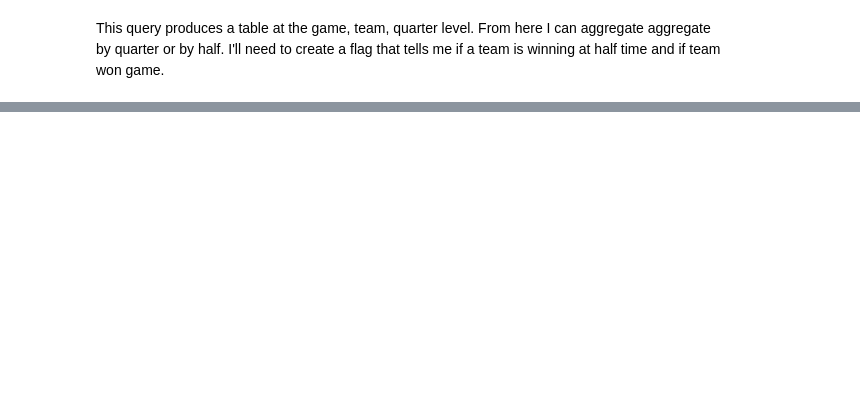
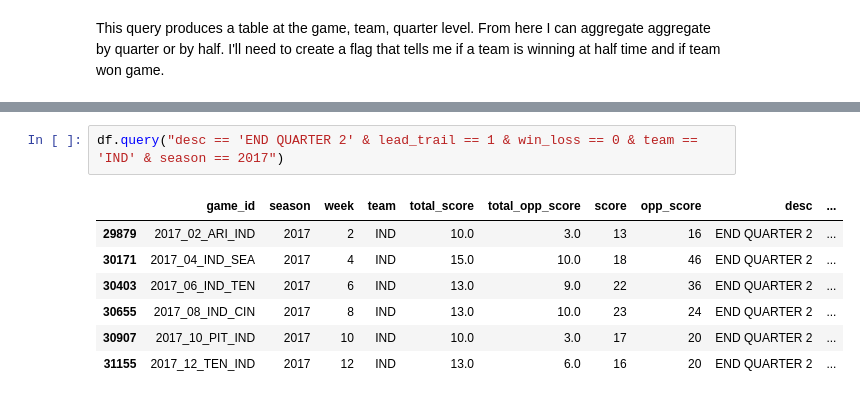
Before and after one commit to gfidanli/fantasy_football_analysis, a Jupyter notebook: daily_analysis/day_41_50/day50.ipynb, the cells around one changed output, grey strips where cells are left out. Drawn from its saved outputs; the diff is of its cells as text; blank space fills up the shorter version.

```diff
--- a/daily_analysis/day_41_50/day50.ipynb
+++ b/daily_analysis/day_41_50/day50.ipynb
@@ -143 +157,11 @@ df.query("desc == 'END QUARTER 2' & lead_trail == 1 & win_loss == 0 & team == 'D
+# %%
+df.query("desc == 'END QUARTER 2' & lead_trail == 1 & win_loss == 0 & team == 'IND' & season == 2017")
+# %% [output]
+|  | game_id | season | week | team | total_score | total_opp_score | score | opp_score | desc | ... |
+| 29879 | 2017_02_ARI_IND | 2017 | 2 | IND | 10.0 | 3.0 | 13 | 16 | END QUARTER 2 | ... |
+| 30171 | 2017_04_IND_SEA | 2017 | 4 | IND | 15.0 | 10.0 | 18 | 46 | END QUARTER 2 | ... |
+| 30403 | 2017_06_IND_TEN | 2017 | 6 | IND | 13.0 | 9.0 | 22 | 36 | END QUARTER 2 | ... |
+| 30655 | 2017_08_IND_CIN | 2017 | 8 | IND | 13.0 | 10.0 | 23 | 24 | END QUARTER 2 | ... |
+| 30907 | 2017_10_PIT_IND | 2017 | 10 | IND | 10.0 | 3.0 | 17 | 20 | END QUARTER 2 | ... |
+| 31155 | 2017_12_TEN_IND | 2017 | 12 | IND | 13.0 | 6.0 | 16 | 20 | END QUARTER 2 | ... |
 # %% [markdown]
```
Also changed, not shown: parts of 19 cells of this notebook.
